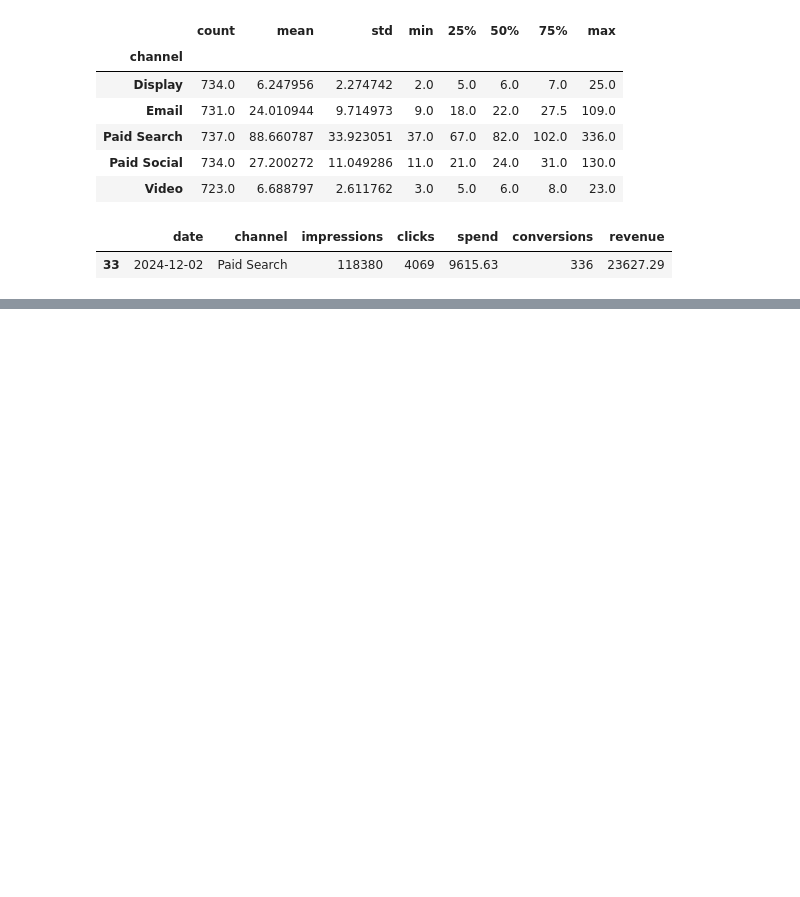
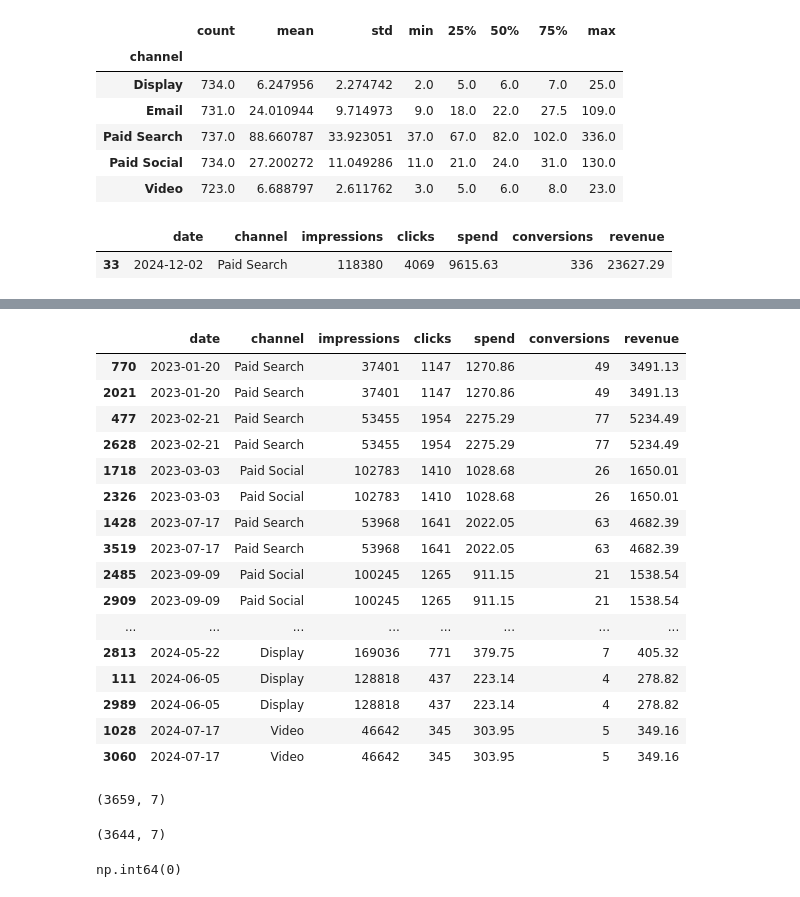
Before and after one commit to CristianBarbosaT/media-performance-forecasting, a Jupyter notebook: notebooks/01_eda_descriptiva.ipynb, the cells around one changed output, grey strips where cells are left out. Saved outputs shown, nothing was run; the diff lists cells and outputs as text; code cells hidden in the pictures; blank space fills up the shorter version.

Commit message:
Add Finding 04: remove 15 exact duplicate rows

```diff
--- a/notebooks/01_eda_descriptiva.ipynb
+++ b/notebooks/01_eda_descriptiva.ipynb
@@ -151,0 +224,24 @@ ValueError: time data "06/20/2024" doesn't match format "%Y-%m-%d". You might wa
+# %%
+df[df.duplicated(subset=['date', 'channel'], keep=False)].sort_values(['date', 'channel'])
+# %% [output]
+|  | date | channel | impressions | clicks | spend | conversions | revenue |
+| 770 | 2023-01-20 | Paid Search | 37401 | 1147 | 1270.86 | 49 | 3491.13 |
+| 2021 | 2023-01-20 | Paid Search | 37401 | 1147 | 1270.86 | 49 | 3491.13 |
+| 477 | 2023-02-21 | Paid Search | 53455 | 1954 | 2275.29 | 77 | 5234.49 |
+| 2628 | 2023-02-21 | Paid Search | 53455 | 1954 | 2275.29 | 77 | 5234.49 |
+| 1718 | 2023-03-03 | Paid Social | 102783 | 1410 | 1028.68 | 26 | 1650.01 |
+| 2326 | 2023-03-03 | Paid Social | 102783 | 1410 | 1028.68 | 26 | 1650.01 |
+| 1428 | 2023-07-17 | Paid Search | 53968 | 1641 | 2022.05 | 63 | 4682.39 |
+| 3519 | 2023-07-17 | Paid Search | 53968 | 1641 | 2022.05 | 63 | 4682.39 |
+| 2485 | 2023-09-09 | Paid Social | 100245 | 1265 | 911.15 | 21 | 1538.54 |
+| 2909 | 2023-09-09 | Paid Social | 100245 | 1265 | 911.15 | 21 | 1538.54 |
+| ... | ... | ... | ... | ... | ... | ... | ... |
+| 2813 | 2024-05-22 | Display | 169036 | 771 | 379.75 | 7 | 405.32 |
+| 111 | 2024-06-05 | Display | 128818 | 437 | 223.14 | 4 | 278.82 |
+| 2989 | 2024-06-05 | Display | 128818 | 437 | 223.14 | 4 | 278.82 |
+| 1028 | 2024-07-17 | Video | 46642 | 345 | 303.95 | 5 | 349.16 |
+| 3060 | 2024-07-17 | Video | 46642 | 345 | 303.95 | 5 | 349.16 |
+# %%
+df.shape
+# %% [output]
+(3659, 7)
@@ -151,0 +250,8 @@ ValueError: time data "06/20/2024" doesn't match format "%Y-%m-%d". You might wa
+# %%
+df.shape
+# %% [output]
+(3644, 7)
+# %%
+df.duplicated().sum()
+# %% [output]
+np.int64(0)
```
Also changed, not shown: parts of 13 cells of this notebook.
